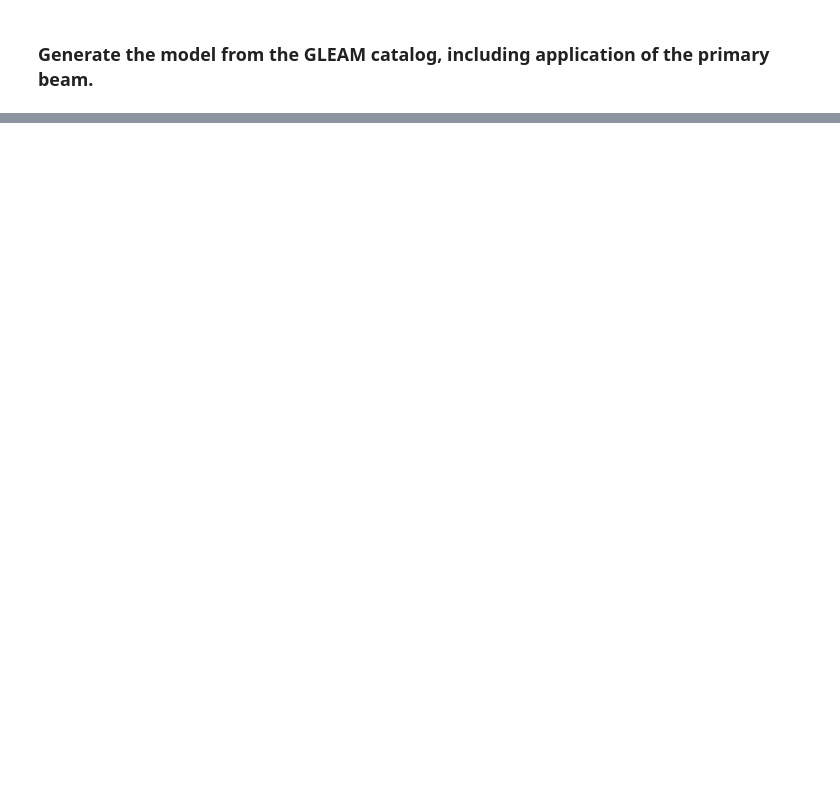
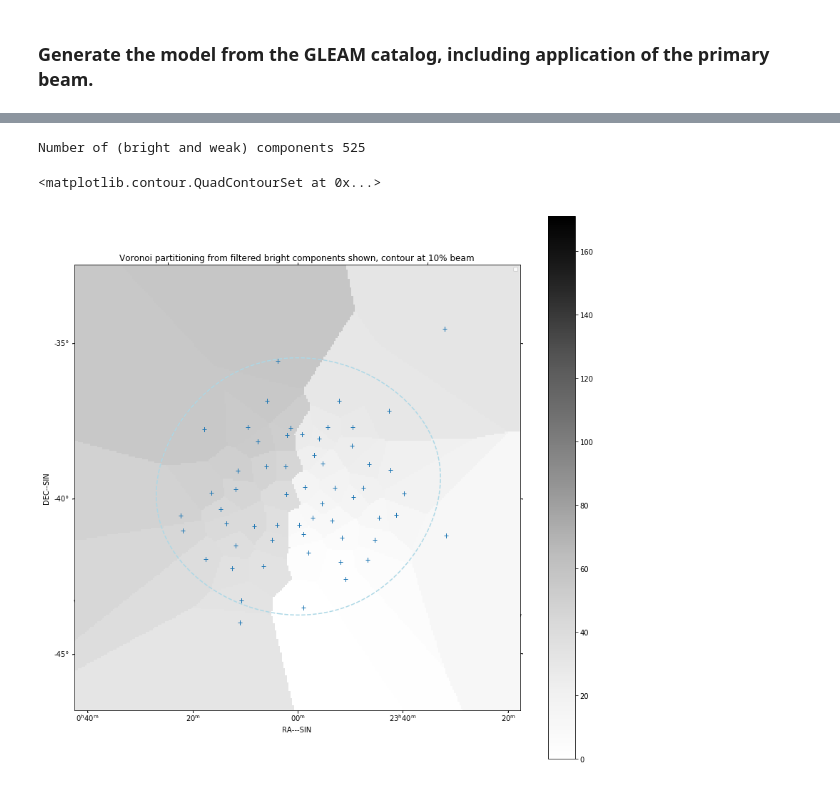
Before and after one commit to timcornwell/low-sims, a Jupyter notebook: low-sims-cluster.ipynb, the cells around one changed output, grey strips where cells are left out. Drawn from its saved outputs; the diff is of its cells as text; code cells hidden in the pictures; blank space fills up the shorter version.

```diff
--- a/low-sims-cluster.ipynb
+++ b/low-sims-cluster.ipynb
@@ -214,0 +201,22 @@ Number of components 269
+# %%
+show_image(
+    vor_image,
+    cm='Greys',
+    title='Voronoi partitioning from filtered bright components shown, contour at 10% beam',
+    vmax = 3 * numpy.max(vor_array))
+
+comps= filtered_bright_components
+directions = SkyCoord([u.rad * c.direction.ra.rad for c in comps],
+                        [u.rad * c.direction.dec.rad for c in comps])
+x, y = skycoord_to_pixel(directions, beam.wcs, 0, 'wcs')
+plt.plot(x, y, '+')
+
+plt.legend()
+
+lprint("Number of (bright and weak) components %d" % len(all_components))
+
+plt.contour(beam.data[0,0], levels=[0.1], colors='lightblue', linestyles='dashed')
+# %% [output]
+Number of (bright and weak) components 525
+<matplotlib.contour.QuadContourSet at 0x...>
+[figure, added]
```
Also changed, not shown: parts of 14 cells of this notebook, 24 other files.
